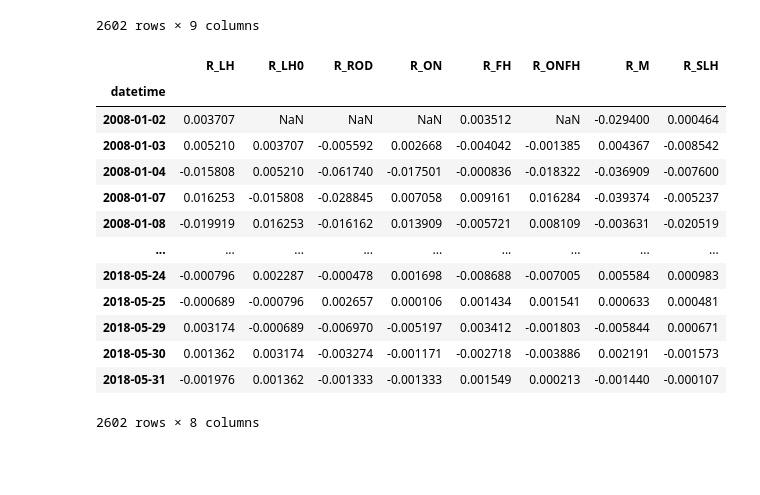
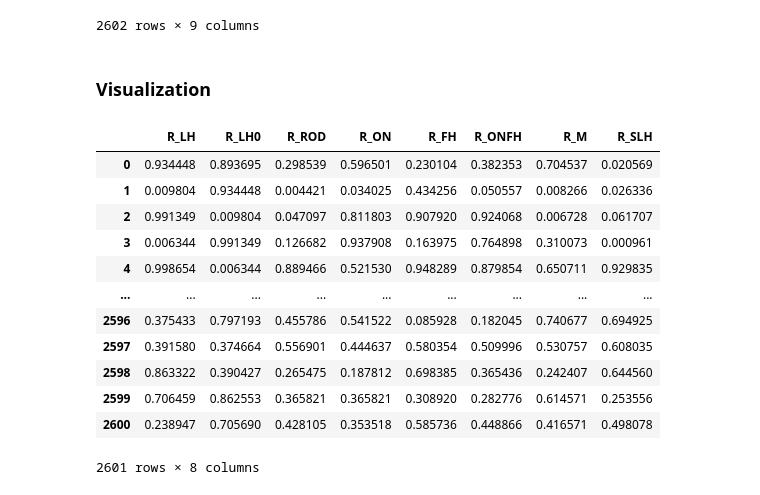
Before and after one commit to LuZhang907/WrappingUp_Exploring_Intraday_Momentum, a Jupyter notebook: Intraday Momentum/AAPL_Returns_Calculation.ipynb, the cells around one changed output. Drawn from its saved outputs; the diff is of its cells as text; code cells hidden in the pictures; blank space fills up the shorter version.

```diff
--- a/Intraday Momentum/AAPL_Returns_Calculation.ipynb
+++ b/Intraday Momentum/AAPL_Returns_Calculation.ipynb
@@ -480,21 +465,8 @@ df_merged
 # %%
 df_merged=df_merged.set_index('datetime')
 # %%
-df_merged
+df_merged = df_merged.dropna()
-# %% [output]
-|  | R_LH | R_LH0 | R_ROD | R_ON | R_FH | R_ONFH | R_M | R_SLH |
-| datetime |  |  |  |  |  |  |  |  |
-| 2008-01-02 | 0.003707 | NaN | NaN | NaN | 0.003512 | NaN | -0.029400 | 0.000464 |
-| 2008-01-03 | 0.005210 | 0.003707 | -0.005592 | 0.002668 | -0.004042 | -0.001385 | 0.004367 | -0.008542 |
-| 2008-01-04 | -0.015808 | 0.005210 | -0.061740 | -0.017501 | -0.000836 | -0.018322 | -0.036909 | -0.007600 |
-| 2008-01-07 | 0.016253 | -0.015808 | -0.028845 | 0.007058 | 0.009161 | 0.016284 | -0.039374 | -0.005237 |
-| 2008-01-08 | -0.019919 | 0.016253 | -0.016162 | 0.013909 | -0.005721 | 0.008109 | -0.003631 | -0.020519 |
-| ... | ... | ... | ... | ... | ... | ... | ... | ... |
-| 2018-05-24 | -0.000796 | 0.002287 | -0.000478 | 0.001698 | -0.008688 | -0.007005 | 0.005584 | 0.000983 |
-| 2018-05-25 | -0.000689 | -0.000796 | 0.002657 | 0.000106 | 0.001434 | 0.001541 | 0.000633 | 0.000481 |
-| 2018-05-29 | 0.003174 | -0.000689 | -0.006970 | -0.005197 | 0.003412 | -0.001803 | -0.005844 | 0.000671 |
-| 2018-05-30 | 0.001362 | 0.003174 | -0.003274 | -0.001171 | -0.002718 | -0.003886 | 0.002191 | -0.001573 |
-| 2018-05-31 | -0.001976 | 0.001362 | -0.001333 | -0.001333 | 0.001549 | 0.000213 | -0.001440 | -0.000107 |
-2602 rows × 8 columns
 # %%
 df_merged.to_csv("/Users/luzhang/Documents/GitHub/WrappingUp_Exploring_Intraday_Momentum/Data/AAPL_Returns.csv", index=True)
+# %% [markdown]
+### Visualization
@@ -500,0 +478,18 @@ df_merged.to_csv("/Users/luzhang/Documents/GitHub/WrappingUp_Exploring_Intraday_
+# %%
+uscore_returns = pd.read_csv("/Users/luzhang/Documents/GitHub/WrappingUp_Exploring_Intraday_Momentum/Data/AAPL_uscoreReturns.csv")
+uscore_returns = uscore_returns.drop(uscore_returns.columns[0],axis=1)
+uscore_returns
+# %% [output]
+|  | R_LH | R_LH0 | R_ROD | R_ON | R_FH | R_ONFH | R_M | R_SLH |
+| 0 | 0.934448 | 0.893695 | 0.298539 | 0.596501 | 0.230104 | 0.382353 | 0.704537 | 0.020569 |
+| 1 | 0.009804 | 0.934448 | 0.004421 | 0.034025 | 0.434256 | 0.050557 | 0.008266 | 0.026336 |
+| 2 | 0.991349 | 0.009804 | 0.047097 | 0.811803 | 0.907920 | 0.924068 | 0.006728 | 0.061707 |
+| 3 | 0.006344 | 0.991349 | 0.126682 | 0.937908 | 0.163975 | 0.764898 | 0.310073 | 0.000961 |
+| 4 | 0.998654 | 0.006344 | 0.889466 | 0.521530 | 0.948289 | 0.879854 | 0.650711 | 0.929835 |
+| ... | ... | ... | ... | ... | ... | ... | ... | ... |
+| 2596 | 0.375433 | 0.797193 | 0.455786 | 0.541522 | 0.085928 | 0.182045 | 0.740677 | 0.694925 |
+| 2597 | 0.391580 | 0.374664 | 0.556901 | 0.444637 | 0.580354 | 0.509996 | 0.530757 | 0.608035 |
+| 2598 | 0.863322 | 0.390427 | 0.265475 | 0.187812 | 0.698385 | 0.365436 | 0.242407 | 0.644560 |
+| 2599 | 0.706459 | 0.862553 | 0.365821 | 0.365821 | 0.308920 | 0.282776 | 0.614571 | 0.253556 |
+| 2600 | 0.238947 | 0.705690 | 0.428105 | 0.353518 | 0.585736 | 0.448866 | 0.416571 | 0.498078 |
+2601 rows × 8 columns
```
Also changed, not shown: parts of 6 cells of this notebook.
